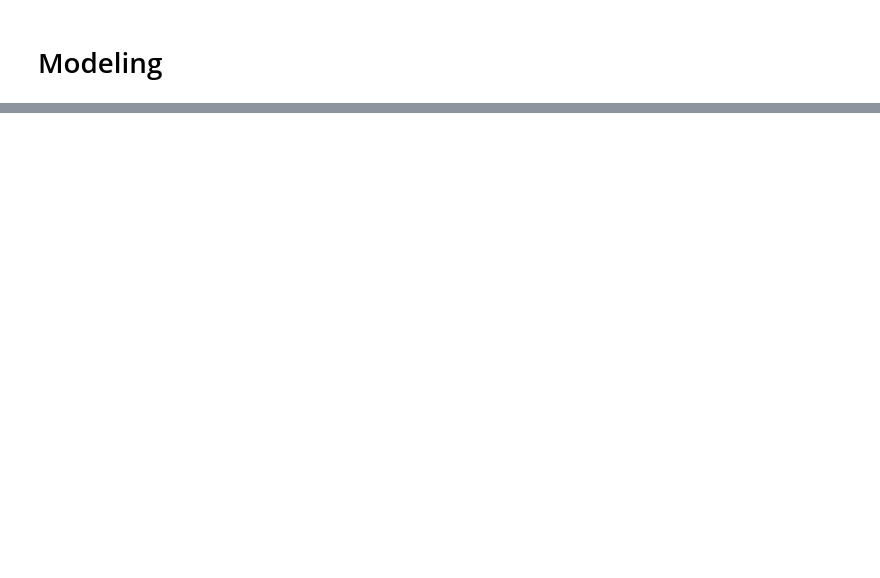
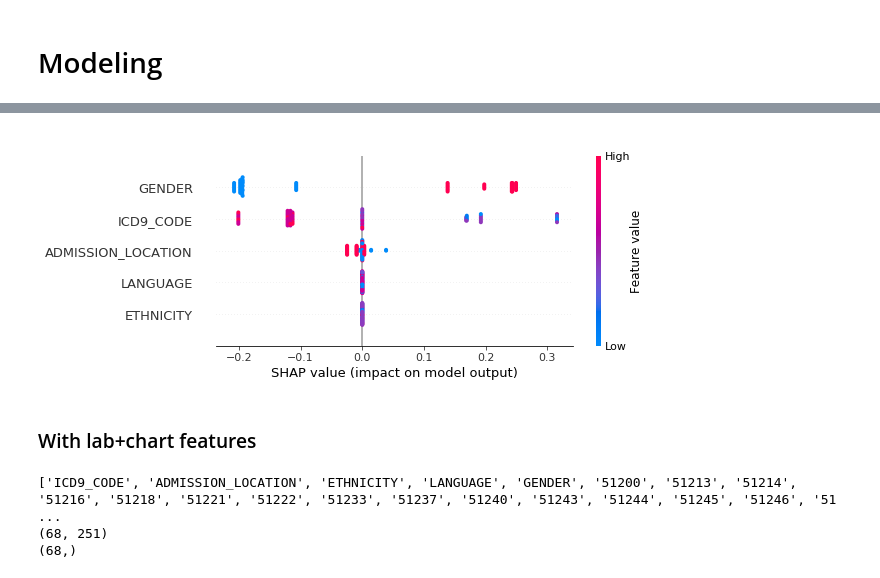
Before and after one commit to ndass6/icu, a Jupyter notebook: ICU.ipynb, the cells around one changed output, grey strips where cells are left out. Drawn from its saved outputs; the diff is of its cells as text; code cells hidden in the pictures; blank space fills up the shorter version.

```diff
--- a/ICU.ipynb
+++ b/ICU.ipynb
@@ -538,0 +638,2 @@ joint_df
+# %%
+x, x_names, folds = get_folds('LOS')
@@ -538,0 +644,2 @@ joint_df
+# %%
+shap_values = train_model(folds, classification=False)
@@ -538,0 +664,12 @@ joint_df
+# %%
+shap.summary_plot(shap_values, features=x, feature_names=x_names)
+# %% [output]
+[figure, added]
+# %% [markdown]
+### With lab+chart features
+# %%
+x, x_names, folds = get_folds('LOS', use_item_features=True)
+# %% [output]
+['ICD9_CODE', 'ADMISSION_LOCATION', 'ETHNICITY', 'LANGUAGE', 'GENDER', '51200', '51213', '51214', '51216', '51218', '51221', '51222', '51233', '51237', '51240', '51243', '51244', '51245', '51246', '51 ...
+(68, 251)
+(68,)
```
Also changed, not shown: parts of 44 cells of this notebook.
